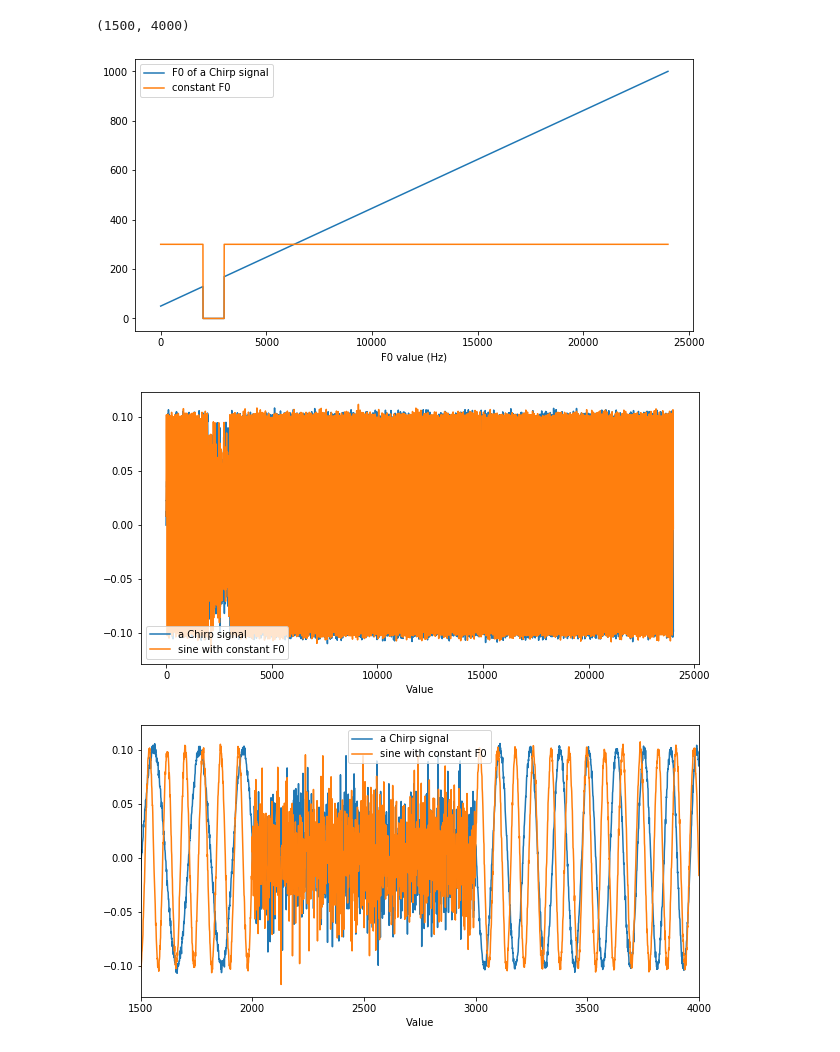
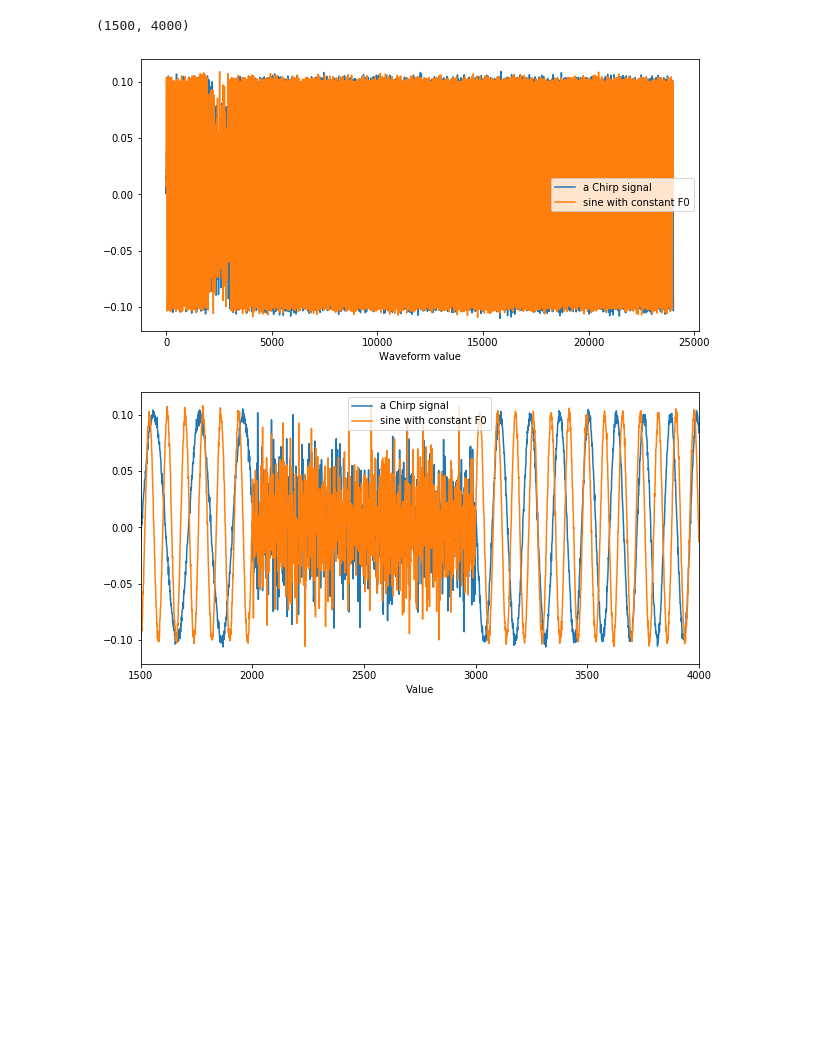
Before and after one commit to nii-yamagishilab/project-NN-Pytorch-scripts, a Jupyter notebook: tutorials/8_sine_generator.ipynb, the cells around one changed output. Saved outputs shown, nothing was run; the diff lists cells and outputs as text; code cells hidden in the pictures; blank space fills up the shorter version.

```diff
--- a/tutorials/8_sine_generator.ipynb
+++ b/tutorials/8_sine_generator.ipynb
@@ -48,7 +113,8 @@ class SineGen(torch_nn.Module):
         """ f0_values: (batchsize, length, dim)
             where dim indicates fundamental tone and overtones
         """
-        # convert to F0 in rad. The interger part n can be ignored
+        # convert to F0 in rad for discrete time signal.
+        # The interger part n can be ignored,
         # because 2 * np.pi * n doesn't affect phase
         rad_values = (f0_values / self.sampling_rate) % 1
 
@@ -58,7 +124,8 @@ class SineGen(torch_nn.Module):
         rand_ini[:, 0] = 0
         rad_values[:, 0, :] = rad_values[:, 0, :] + rand_ini
 
-        # instantanouse phase sine[t] = sin(2*pi \sum_i=1 ^{t} rad)
+        # instantaneous phase = torch.cumsum(rad_values, dim=1) * 2 pi
+        # sine[t] = sin(instantaneous)
         if not self.flag_for_pulse:
             # for normal case
             sines = torch.sin(torch.cumsum(rad_values, dim=1) *2*np.pi)
@@ -102,16 +169,16 @@ class SineGen(torch_nn.Module):
         output uv: tensor(batchsize=1, length, 1)
         """
         with torch.no_grad():
-            phase_buf = torch.zeros(f0.shape[0], f0.shape[1], self.dim, \
+            f0_buf = torch.zeros(f0.shape[0], f0.shape[1], self.dim, \
                                     device=f0.device)
             # fundamental component
-            phase_buf[:, :, 0] = f0[:, :, 0]
+            f0_buf[:, :, 0] = f0[:, :, 0]
             for idx in np.arange(self.harmonic_num):
                 # idx + 2: the (idx+1)-th overtone, (idx+2)-th harmonic
-                phase_buf[:, :, idx+1] = phase_buf[:, :, 0] * (idx+2)
+                f0_buf[:, :, idx+1] = f0_buf[:, :, 0] * (idx+2)
 
             # generate sine waveforms
-            sine_waves = self._f02sine(phase_buf) * self.sine_amp
+            sine_waves = self._f02sine(f0_buf) * self.sine_amp
 
             # generate uv signal
             #uv = torch.ones(f0.shape)
@@ -131,61 +228,41 @@ class SineGen(torch_nn.Module):
 # %%
-import matplotlib
-import matplotlib.pyplot as plt
-matplotlib.rcParams['figure.figsize'] = (10, 5)
-# Prepare F0 values in shape (batchsize, signal_length, dim)
-
-# Here we try batchsize=2, signal_length = 3000, and set F0 values of all time steps to 200
-signal_length = 24000
-f0_value = torch.ones(2, signal_length, 1)
-# try a chirp signal in the 1st batch (50 - 1000 Hz)
-f0_value[0, :, 0] = torch.linspace(50, 1000, signal_length)
-# try a constant F0 signal in the 2nd batch (300 Hz)
-f0_value[1, :, 0] = 300
-
-# set one unvoiced segment
-f0_value[:, 2000:3000, :] = 0
-
-plt.figure()
-plt.plot(f0_value[0, :, 0])
-plt.plot(f0_value[1, :, 0])
-plt.legend(['F0 of a Chirp signal', 'constant F0'])
-plt.xlabel('Time index')
-plt.xlabel('F0 value (Hz)')
-
-
-
 # configuration
 sampling_rate = 24000
 harmonic_num = 7
 noise_std = 0.003
+
 gen_layer = SineGen(sampling_rate, harmonic_num=harmonic_num, noise_std=noise_std)
+
 
 # generate the sine signal
 sine, uv, noise = gen_layer(f0_value)
 
 
 # plot the fundamental component only
 plt.figure()
 plt.plot(sine[0, :, 0])
 plt.plot(sine[1, :, 0])
 plt.legend(['a Chirp signal', 'sine with constant F0'])
 plt.xlabel('Time index')
-plt.xlabel('Value')
+plt.xlabel('Waveform value')
 
 
-# plot the fundamental component only
+# plot the fundamental component only (zoom in 1500, 4000)
 plt.figure()
 plt.plot(sine[0, :, 0])
 plt.plot(sine[1, :, 0])
 plt.legend(['a Chirp signal', 'sine with constant F0'])
 plt.xlabel('Time index')
 plt.xlabel('Value')
 plt.xlim(1500, 4000)
+
+
+#plot_lib.plot_tensor(f0_value[:, 0:5, :], color_on_value=True)
+#plot_lib.plot_tensor(sine[:, 0:5, :], color_on_value=True)
 # %% [output]
 (1500, 4000)
-[figure, old version]
+[figure, new version]
-[figure, old version]
+[figure, new version]
-[figure, removed]
 # %%
 import IPython.display
 # noisy signals
```
Also changed, not shown: parts of 10 cells of this notebook, 7 other files.
